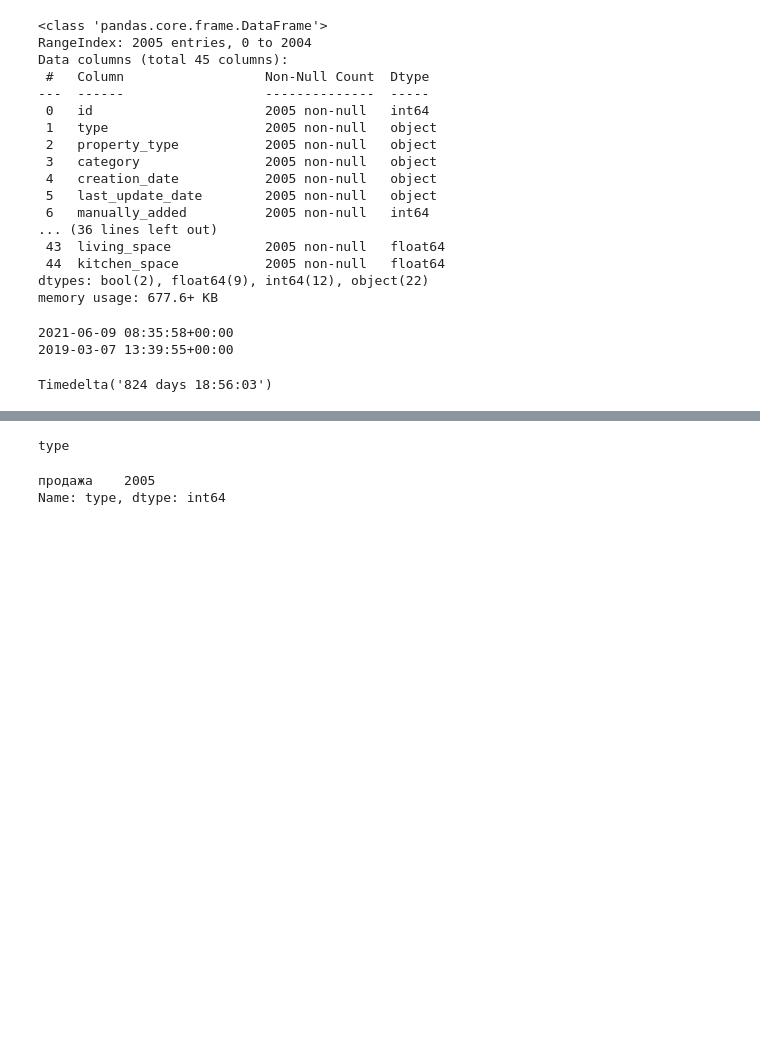
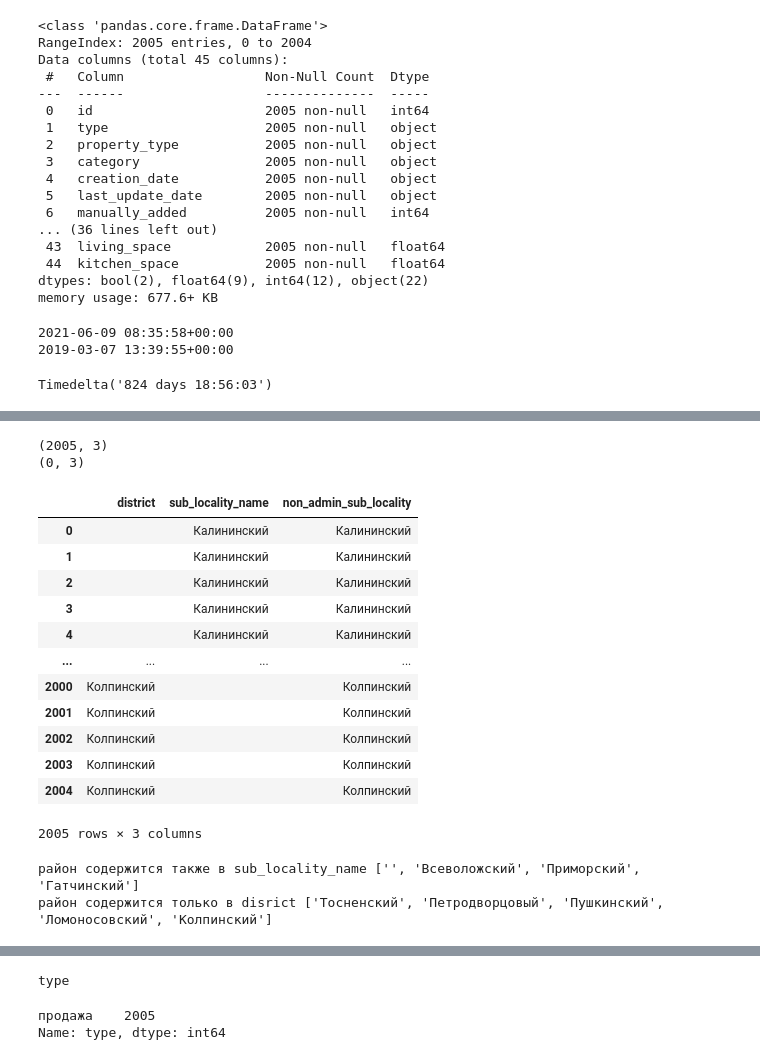
Before and after one commit to romankuzmin404/nmarket, a Jupyter notebook: nmarket.ipynb, the cells around one changed output, grey strips where cells are left out. Cells and saved outputs as stored; diff of their text form; code cells hidden in the pictures; blank space fills up the shorter version.

```diff
--- a/nmarket.ipynb
+++ b/nmarket.ipynb
@@ -68,0 +92,46 @@ Timedelta('824 days 18:56:03')
+# %%
+df.district = df.district.fillna(' район')
+# %%
+df.district = df.district.apply(lambda x: x.replace(' район', '', 1))
+# %%
+df.sub_locality_name = df.sub_locality_name.fillna('')
+# %%
+data = {'district': df['district'], 'sub_locality_name': df['sub_locality_name'],
+        'non_admin_sub_locality': df['non_admin_sub_locality']}
+df2 = pd.DataFrame.from_dict(data)
+# %%
+print(df2[df2['district']!=df2['sub_locality_name']].shape)
+print(df2[df2['district']==df2['sub_locality_name']].shape)
+# %% [output]
+(2005, 3)
+(0, 3)
+# %%
+df2[df2['district']!=df2['sub_locality_name']]
+# %% [output]
+|  | district | sub_locality_name | non_admin_sub_locality |
+| 0 |  | Калининский | Калининский |
+| 1 |  | Калининский | Калининский |
+| 2 |  | Калининский | Калининский |
+| 3 |  | Калининский | Калининский |
+| 4 |  | Калининский | Калининский |
+| ... | ... | ... | ... |
+| 2000 | Колпинский |  | Колпинский |
+| 2001 | Колпинский |  | Колпинский |
+| 2002 | Колпинский |  | Колпинский |
+| 2003 | Колпинский |  | Колпинский |
+| 2004 | Колпинский |  | Колпинский |
+2005 rows × 3 columns
+# %%
+lst_disrict = []
+lst_sub_locality_name = []
+for disrict in df.district.unique():
+    if disrict in df.sub_locality_name.unique():
+        lst_disrict.append(disrict)
+    else:
+        lst_sub_locality_name.append(disrict)
+
+print('район содержится также в sub_locality_name', lst_disrict)
+print('район содержится только в disrict', lst_sub_locality_name)
+# %% [output]
+район содержится также в sub_locality_name ['', 'Всеволожский', 'Приморский', 'Гатчинский']
+район содержится только в disrict ['Тосненский', 'Петродворцовый', 'Пушкинский', 'Ломоносовский', 'Колпинский']
```
Also changed, not shown: parts of 5 cells of this notebook.
